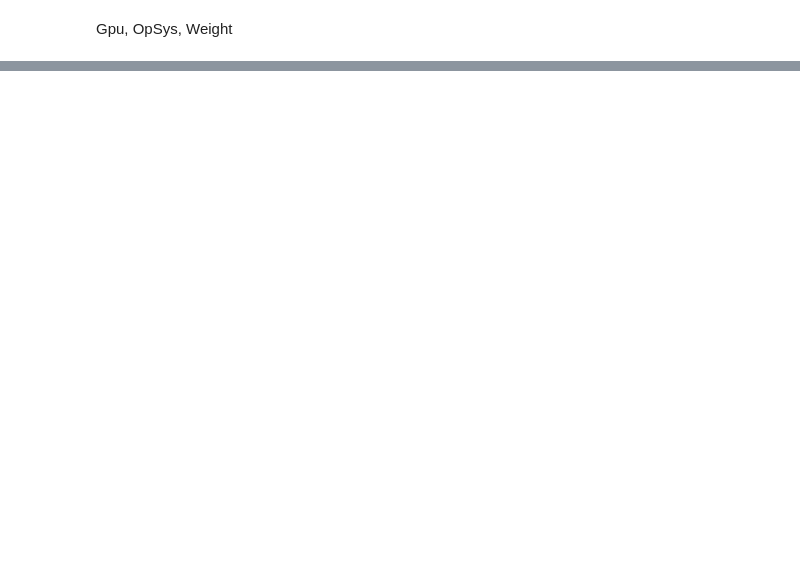
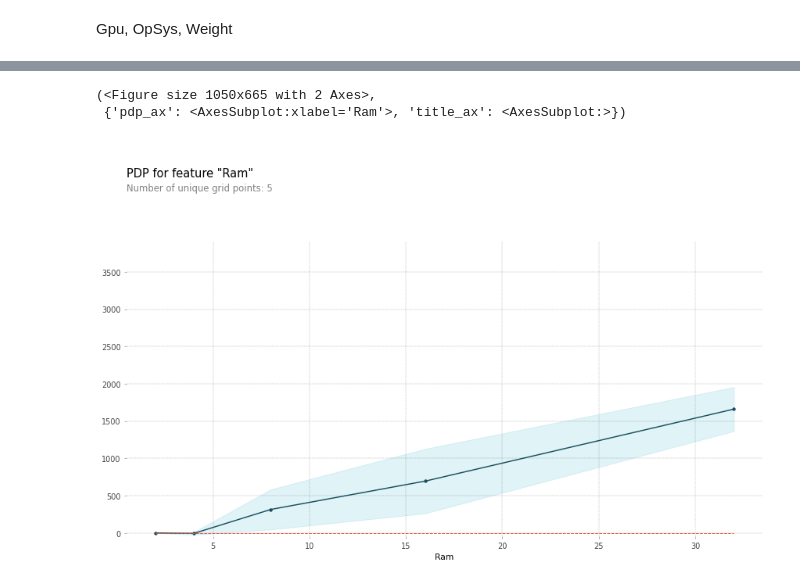
Before and after one commit to Jeongbin-Heo/AI_12_Section1_Project, a Jupyter notebook: Project2_ipynb의_사본.ipynb, the cells around one changed output, grey strips where cells are left out. Cells and saved outputs as stored; diff of their text form; code cells hidden in the pictures; blank space fills up the shorter version.

```diff
--- a/Project2_ipynb의_사본.ipynb
+++ b/Project2_ipynb의_사본.ipynb
@@ -704,0 +891,23 @@ df_corr
+# %%
+plt.rcParams['figure.dpi'] = 70
+# %%
+import warnings
+warnings.filterwarnings('ignore')
+
+from pdpbox.pdp import pdp_isolate, pdp_plot
+
+# Ram
+isolate_ram = pdp_isolate(
+    model = model,
+    dataset = X_test_encoded,
+    model_features = X_test_encoded.columns,
+    feature = 'Ram',
+    grid_type = 'percentile',
+    num_grid_points = 10
+)
+
+pdp_plot(isolate_ram, feature_name = 'Ram')
+# %% [output]
+(<Figure size 1050x665 with 2 Axes>,
+ {'pdp_ax': <AxesSubplot:xlabel='Ram'>, 'title_ax': <AxesSubplot:>})
+[figure, added]
```
Also changed, not shown: parts of 44 cells of this notebook.
